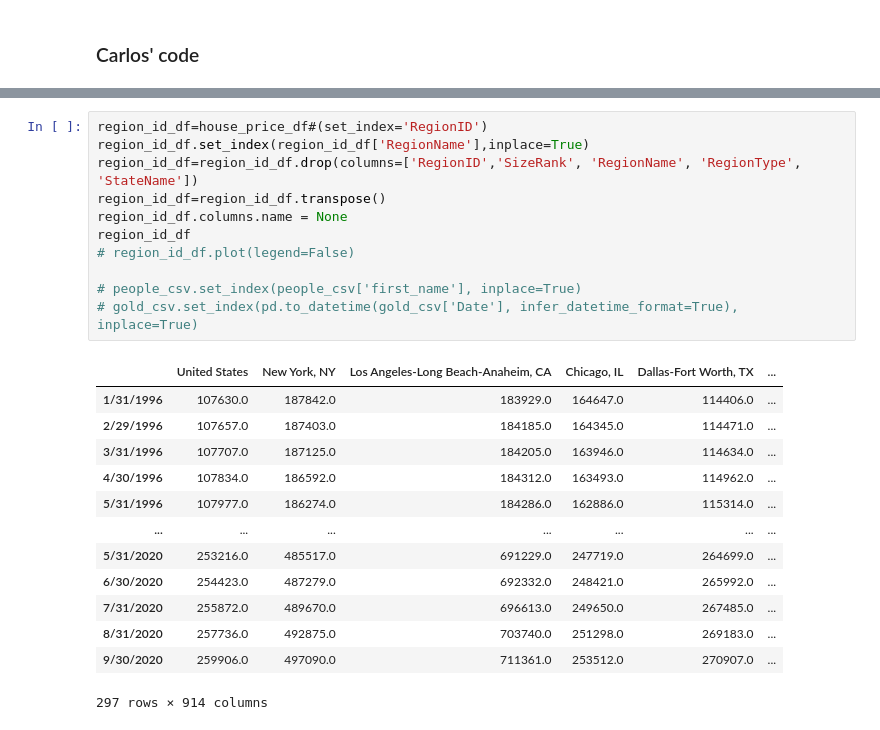
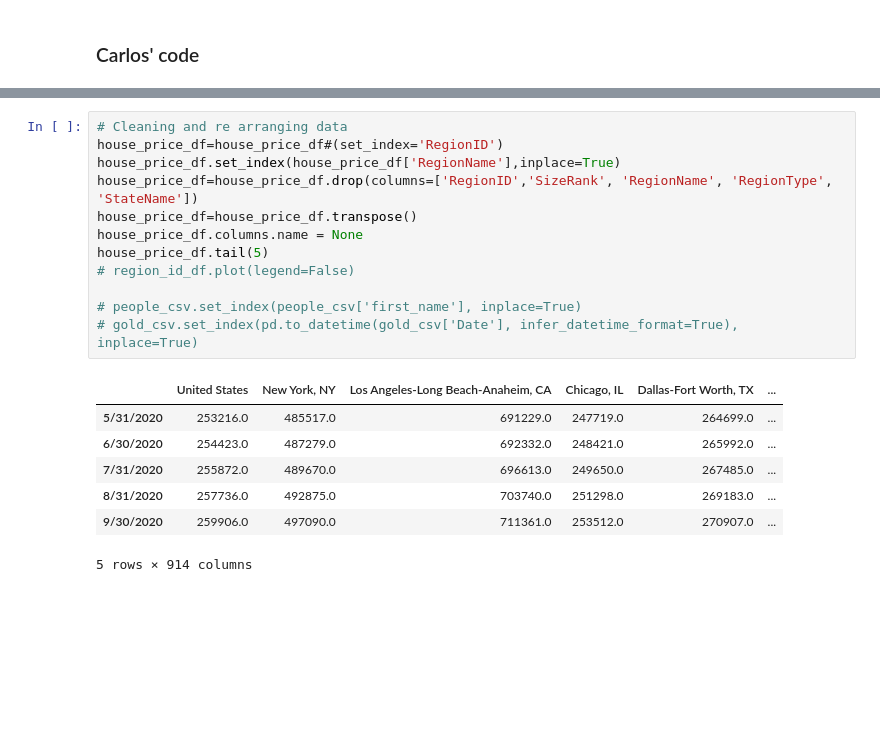
Before and after one commit to Luminous171/Project_1, a Jupyter notebook: Python_Files/project_1_ct.ipynb, the cells around one changed output, grey strips where cells are left out. Drawn from its saved outputs; the diff is of its cells as text; blank space fills up the shorter version.

```diff
--- a/Python_Files/project_1_ct.ipynb
+++ b/Python_Files/project_1_ct.ipynb
@@ -23,25 +36,20 @@ house_price_df.head(5)
 # %%
-region_id_df=house_price_df#(set_index='RegionID')
-region_id_df.set_index(region_id_df['RegionName'],inplace=True)
-region_id_df=region_id_df.drop(columns=['RegionID','SizeRank', 'RegionName', 'RegionType', 'StateName'])
-region_id_df=region_id_df.transpose()
-region_id_df.columns.name = None
-region_id_df
+# Cleaning and re arranging data
+house_price_df=house_price_df#(set_index='RegionID')
+house_price_df.set_index(house_price_df['RegionName'],inplace=True)
+house_price_df=house_price_df.drop(columns=['RegionID','SizeRank', 'RegionName', 'RegionType', 'StateName'])
+house_price_df=house_price_df.transpose()
+house_price_df.columns.name = None
+house_price_df.tail(5)
 # region_id_df.plot(legend=False)
 
 # people_csv.set_index(people_csv['first_name'], inplace=True)
 # gold_csv.set_index(pd.to_datetime(gold_csv['Date'], infer_datetime_format=True), inplace=True)
 # %% [output]
 |  | United States | New York, NY | Los Angeles-Long Beach-Anaheim, CA | Chicago, IL | Dallas-Fort Worth, TX | ... |
-| 1/31/1996 | 107630.0 | 187842.0 | 183929.0 | 164647.0 | 114406.0 | ... |
-| 2/29/1996 | 107657.0 | 187403.0 | 184185.0 | 164345.0 | 114471.0 | ... |
-| 3/31/1996 | 107707.0 | 187125.0 | 184205.0 | 163946.0 | 114634.0 | ... |
-| 4/30/1996 | 107834.0 | 186592.0 | 184312.0 | 163493.0 | 114962.0 | ... |
-| 5/31/1996 | 107977.0 | 186274.0 | 184286.0 | 162886.0 | 115314.0 | ... |
-| ... | ... | ... | ... | ... | ... | ... |
 | 5/31/2020 | 253216.0 | 485517.0 | 691229.0 | 247719.0 | 264699.0 | ... |
 | 6/30/2020 | 254423.0 | 487279.0 | 692332.0 | 248421.0 | 265992.0 | ... |
 | 7/31/2020 | 255872.0 | 489670.0 | 696613.0 | 249650.0 | 267485.0 | ... |
 | 8/31/2020 | 257736.0 | 492875.0 | 703740.0 | 251298.0 | 269183.0 | ... |
 | 9/30/2020 | 259906.0 | 497090.0 | 711361.0 | 253512.0 | 270907.0 | ... |
-297 rows × 914 columns
+5 rows × 914 columns
```
Also changed, not shown: parts of 26 cells of this notebook.
